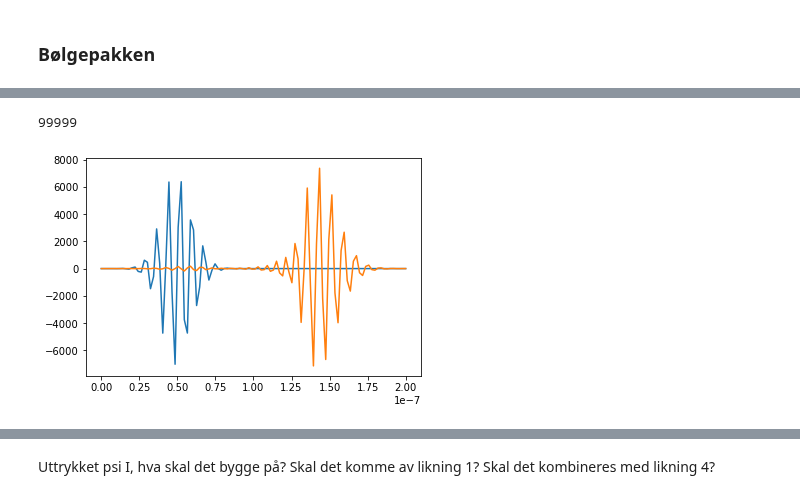
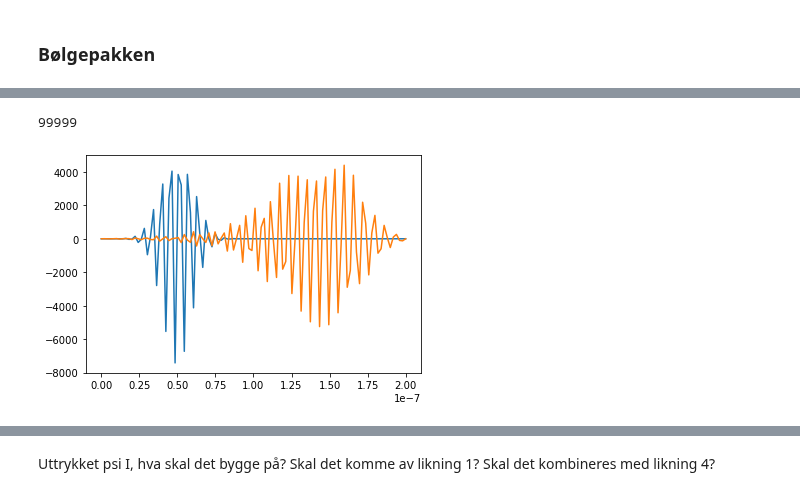
Before and after one commit to astridmo/Fys245-Quantum-physics, a Jupyter notebook: oblig/ObligFys245.ipynb, the cells around one changed output, grey strips where cells are left out. Cells and saved outputs as stored; diff of their text form; code cells hidden in the pictures.

```diff
--- a/oblig/ObligFys245.ipynb
+++ b/oblig/ObligFys245.ipynb
@@ -586,10 +368,10 @@ f3 = Phi_neste_tidssteg(x, x0, dt*100000, dt, dx)
 # %%
 fig, ax = plt.subplots()
 ax.plot(x, f3[0])
 print(len(f3))
-ax.plot(x, f3[-16000])
+ax.plot(x, f3[-2000])
 #print(f3[8])
 plt.show()
 # %% [output]
 99999
-[figure, old version]
+[figure, new version]
```
Also changed, not shown: parts of 8 cells of this notebook.
